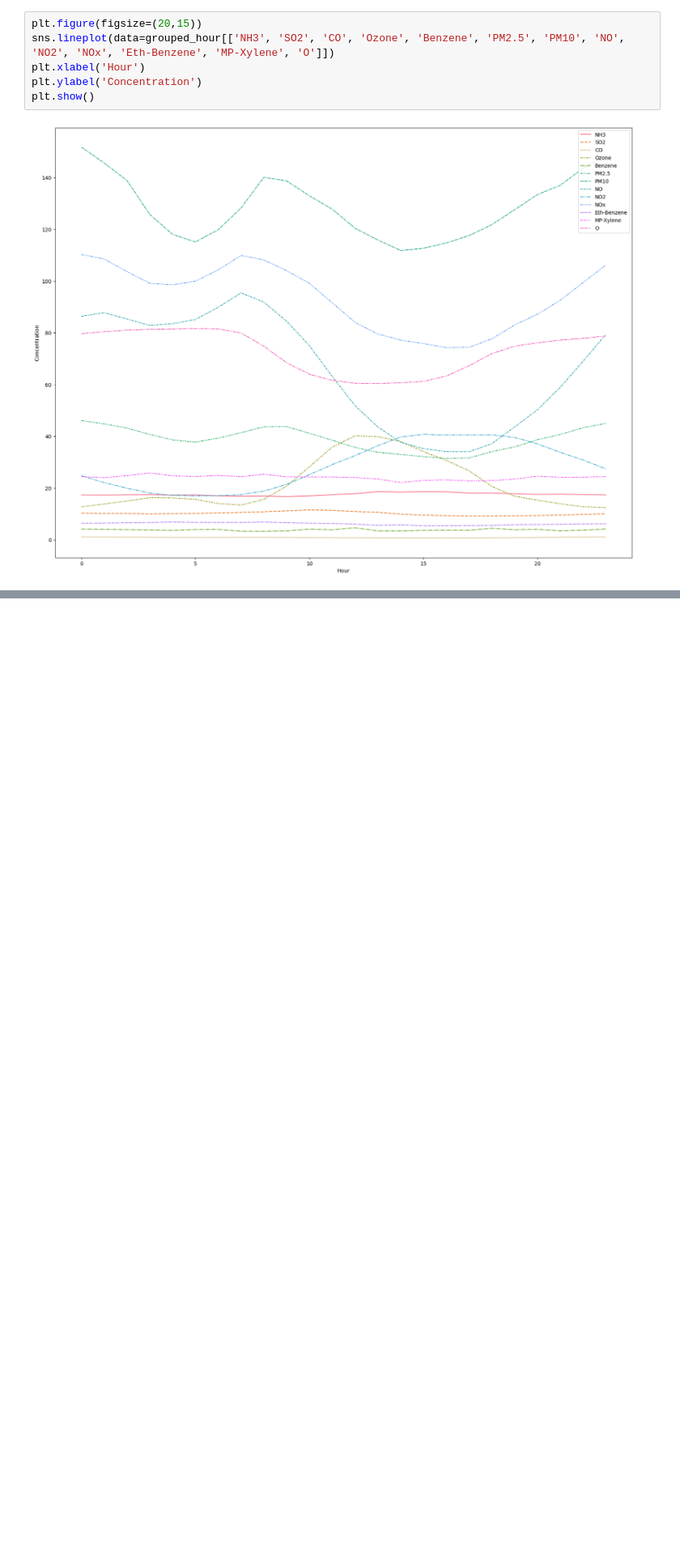
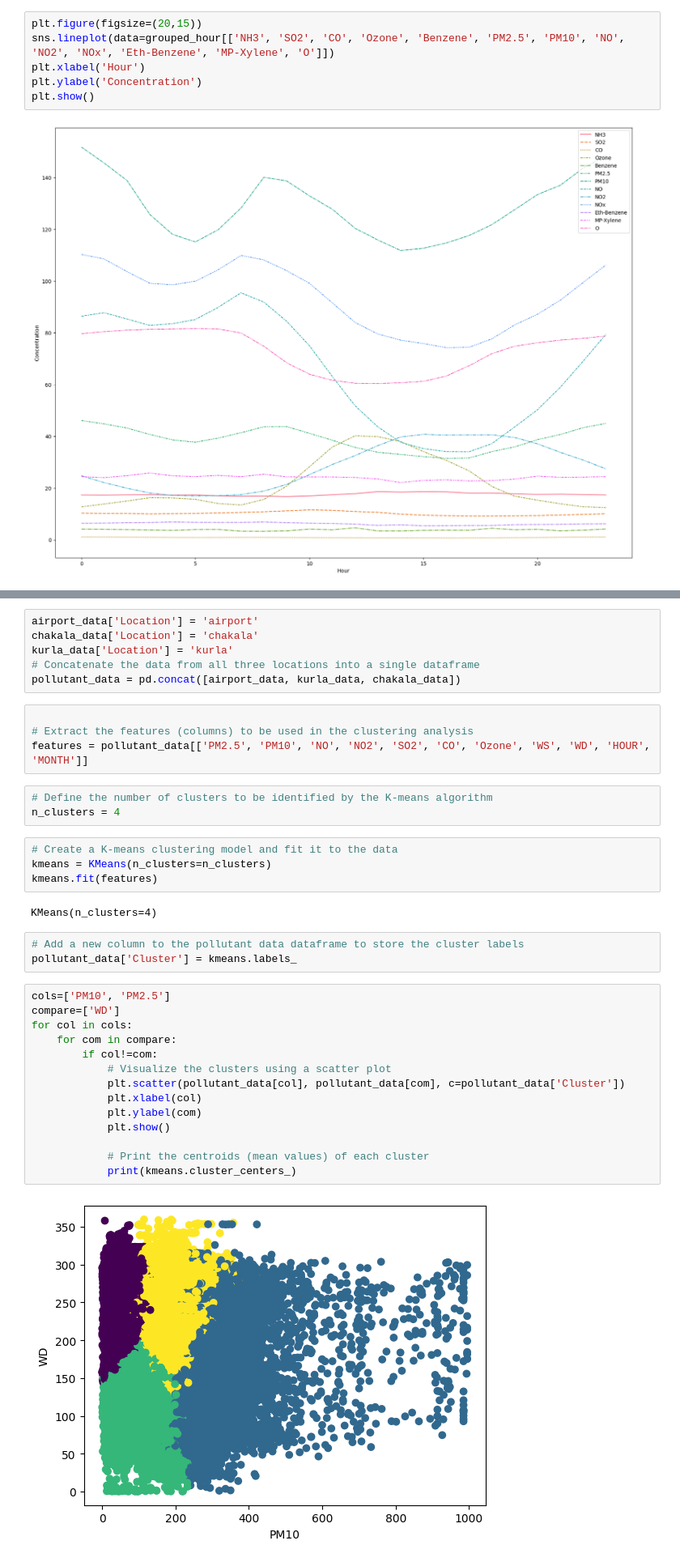
Before and after one commit to 0-shubham-0/Air_Toxicity_Prediction, a Jupyter notebook: notebooks/EDA/bi_lab.ipynb, the cells around one changed output, grey strips where cells are left out. Shown at 81% size. Saved outputs shown, nothing was run; the diff lists cells and outputs as text; blank space fills up the shorter version.

```diff
--- a/notebooks/EDA/new.ipynb
+++ b/notebooks/EDA/bi_lab.ipynb
@@ -142,3 +143,41 @@ for pollutant in pollutants:
 [figure]
 [figure]
 [figure]
+# %%
+airport_data['Location'] = 'airport'
+chakala_data['Location'] = 'chakala'
+kurla_data['Location'] = 'kurla'
+# Concatenate the data from all three locations into a single dataframe
+pollutant_data = pd.concat([airport_data, kurla_data, chakala_data])
+# %%
+
+# Extract the features (columns) to be used in the clustering analysis
+features = pollutant_data[['PM2.5', 'PM10', 'NO', 'NO2', 'SO2', 'CO', 'Ozone', 'WS', 'WD', 'HOUR', 'MONTH']]
+# %%
+# Define the number of clusters to be identified by the K-means algorithm
+n_clusters = 4
+# %%
+# Create a K-means clustering model and fit it to the data
+kmeans = KMeans(n_clusters=n_clusters)
+kmeans.fit(features)
+# %% [output]
+KMeans(n_clusters=4)
+# %%
+# Add a new column to the pollutant data dataframe to store the cluster labels
+pollutant_data['Cluster'] = kmeans.labels_
+# %%
+cols=['PM10', 'PM2.5']
+compare=['WD']
+for col in cols:
+    for com in compare:
+        if col!=com:
+            # Visualize the clusters using a scatter plot
+            plt.scatter(pollutant_data[col], pollutant_data[com], c=pollutant_data['Cluster'])
+            plt.xlabel(col)
+            plt.ylabel(com)
+            plt.show()
+
+            # Print the centroids (mean values) of each cluster
+            print(kmeans.cluster_centers_)
+# %% [output]
+[figure, added]
```
Also changed, not shown: parts of 8 cells of this notebook, 1 other file.
